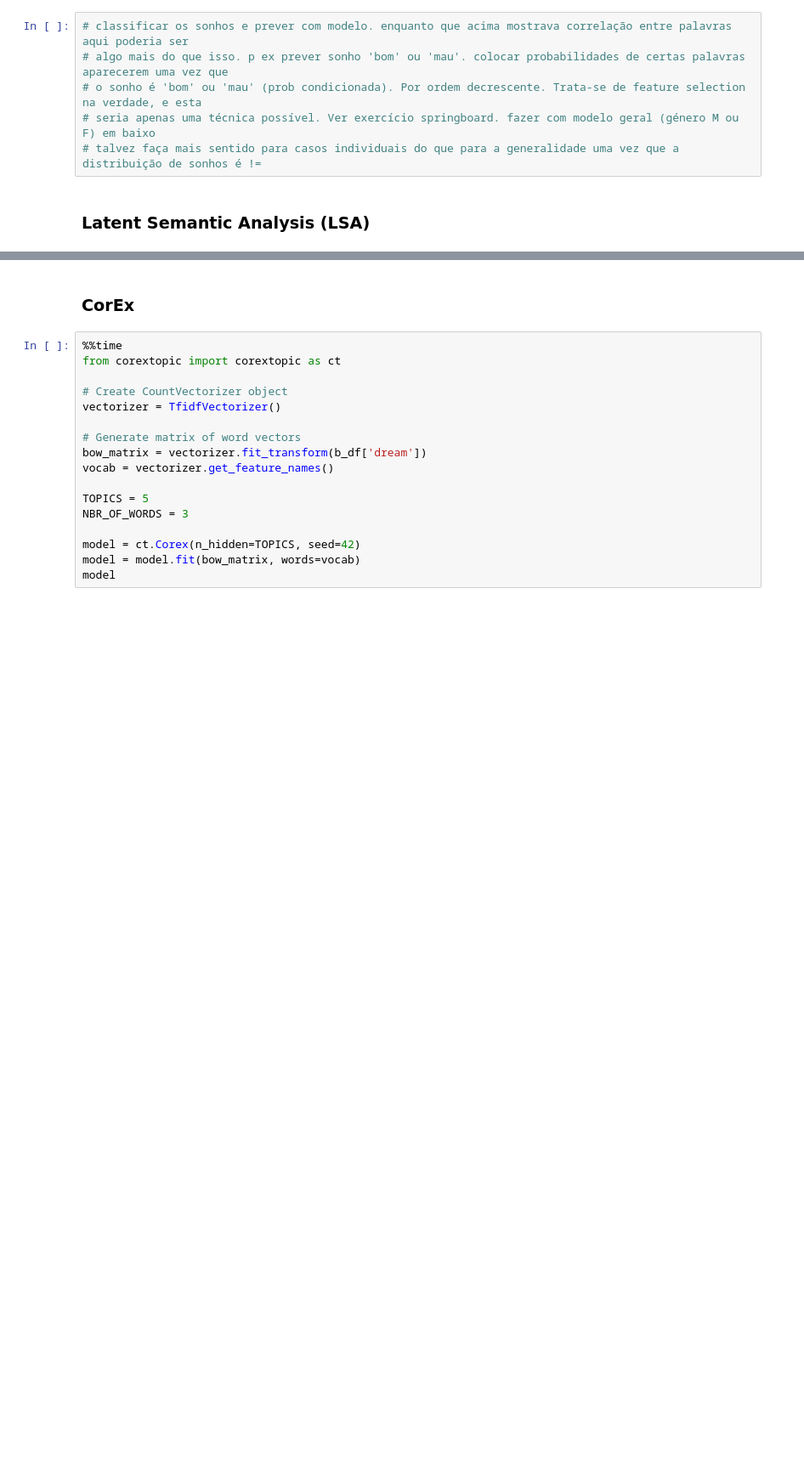
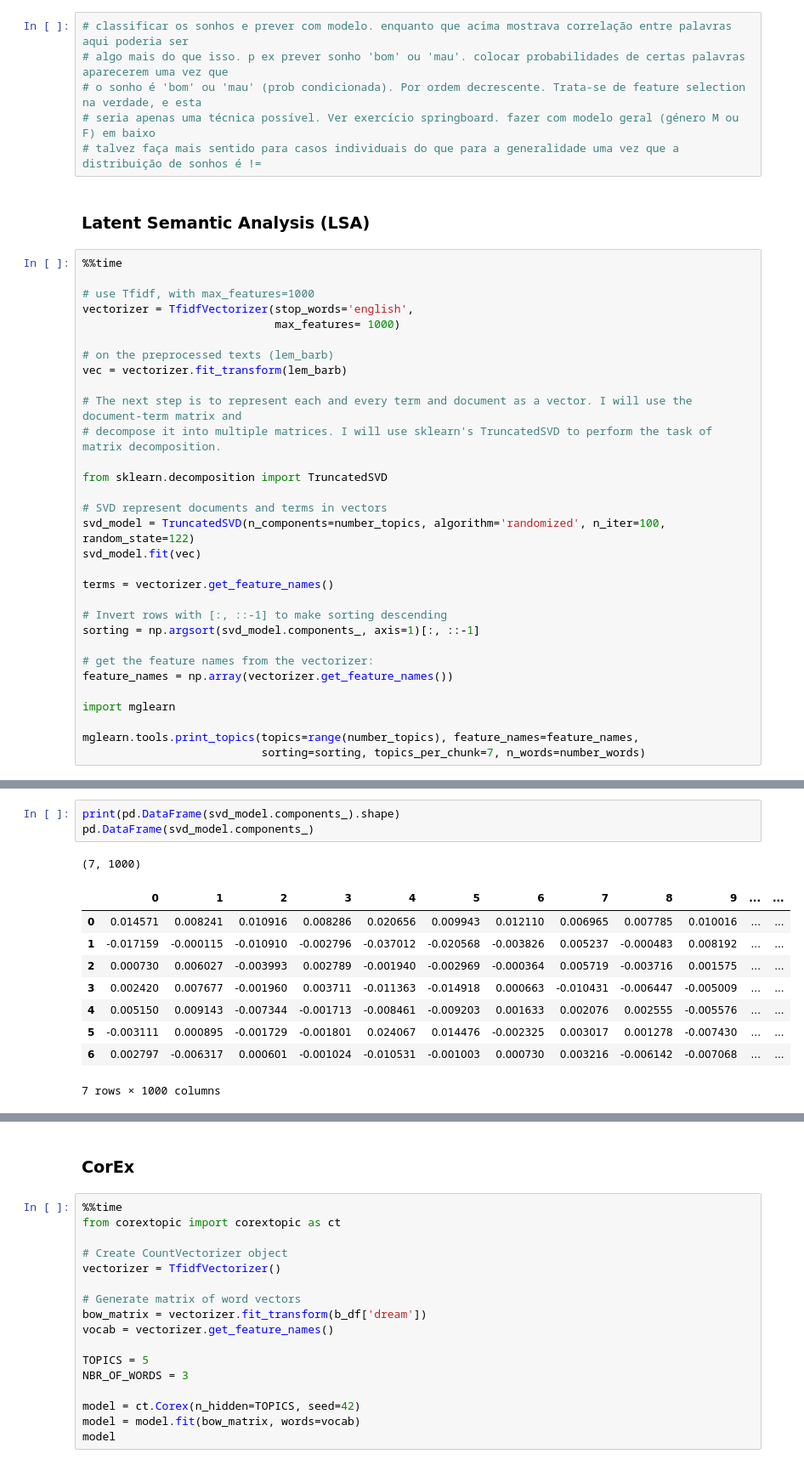
Before and after one commit to MigBap/dreambank, a Jupyter notebook: dreamresearch.net_data.ipynb, the cells around one changed output, grey strips where cells are left out. Shown at 85% size. Drawn from its saved outputs; the diff is of its cells as text; blank space fills up the shorter version.

```diff
--- a/dreamresearch.net_data.ipynb
+++ b/dreamresearch.net_data.ipynb
@@ -2138,3 +2139,34 @@ thing         try           love          try           feel
 # talvez faça mais sentido para casos individuais do que para a generalidade uma vez que a distribuição de sonhos é !=
 # %% [markdown]
 ### Latent Semantic Analysis (LSA)
+# %%
+%%time
+
+# use Tfidf, with max_features=1000
+vectorizer = TfidfVectorizer(stop_words='english',
+                             max_features= 1000)
+
+# on the preprocessed texts (lem_barb)
+vec = vectorizer.fit_transform(lem_barb)
+
+# The next step is to represent each and every term and document as a vector. I will use the document-term matrix and
+# decompose it into multiple matrices. I will use sklearn's TruncatedSVD to perform the task of matrix decomposition.
+
+from sklearn.decomposition import TruncatedSVD
+
+# SVD represent documents and terms in vectors
+svd_model = TruncatedSVD(n_components=number_topics, algorithm='randomized', n_iter=100, random_state=122)
+svd_model.fit(vec)
+
+terms = vectorizer.get_feature_names()
+
+# Invert rows with [:, ::-1] to make sorting descending
+sorting = np.argsort(svd_model.components_, axis=1)[:, ::-1]
+
+# get the feature names from the vectorizer:
+feature_names = np.array(vectorizer.get_feature_names())
+
+import mglearn
+
+mglearn.tools.print_topics(topics=range(number_topics), feature_names=feature_names,
+                           sorting=sorting, topics_per_chunk=7, n_words=number_words)
@@ -2140,0 +2186,14 @@ thing         try           love          try           feel
+# %%
+print(pd.DataFrame(svd_model.components_).shape)
+pd.DataFrame(svd_model.components_)
+# %% [output]
+(7, 1000)
+|  | 0 | 1 | 2 | 3 | 4 | 5 | 6 | 7 | 8 | 9 | ... | ... |
+| 0 | 0.014571 | 0.008241 | 0.010916 | 0.008286 | 0.020656 | 0.009943 | 0.012110 | 0.006965 | 0.007785 | 0.010016 | ... | ... |
+| 1 | -0.017159 | -0.000115 | -0.010910 | -0.002796 | -0.037012 | -0.020568 | -0.003826 | 0.005237 | -0.000483 | 0.008192 | ... | ... |
+| 2 | 0.000730 | 0.006027 | -0.003993 | 0.002789 | -0.001940 | -0.002969 | -0.000364 | 0.005719 | -0.003716 | 0.001575 | ... | ... |
+| 3 | 0.002420 | 0.007677 | -0.001960 | 0.003711 | -0.011363 | -0.014918 | 0.000663 | -0.010431 | -0.006447 | -0.005009 | ... | ... |
+| 4 | 0.005150 | 0.009143 | -0.007344 | -0.001713 | -0.008461 | -0.009203 | 0.001633 | 0.002076 | 0.002555 | -0.005576 | ... | ... |
+| 5 | -0.003111 | 0.000895 | -0.001729 | -0.001801 | 0.024067 | 0.014476 | -0.002325 | 0.003017 | 0.001278 | -0.007430 | ... | ... |
+| 6 | 0.002797 | -0.006317 | 0.000601 | -0.001024 | -0.010531 | -0.001003 | 0.000730 | 0.003216 | -0.006142 | -0.007068 | ... | ... |
+7 rows × 1000 columns
```
Also changed, not shown: parts of 49 cells of this notebook.
